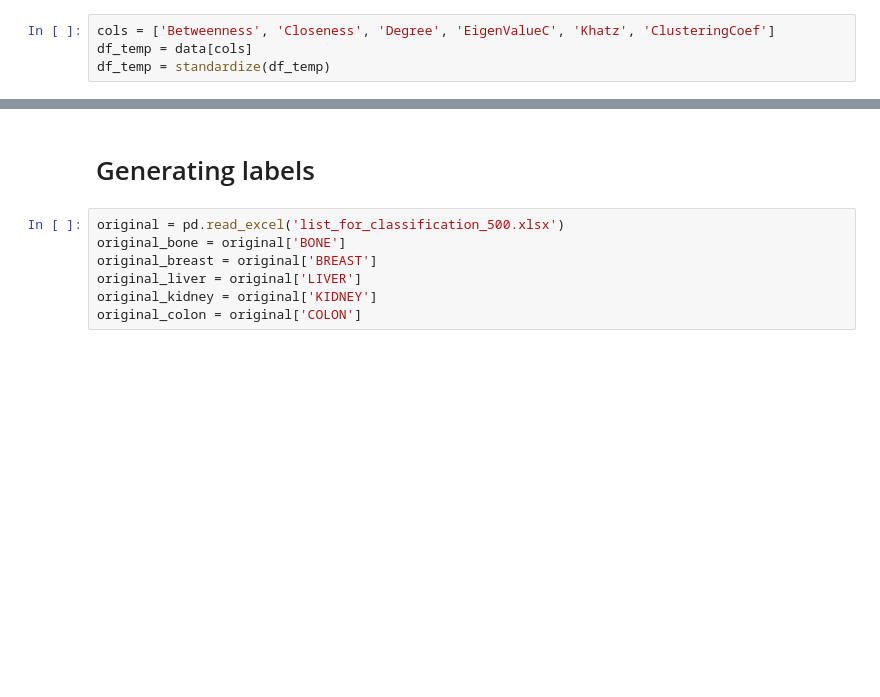
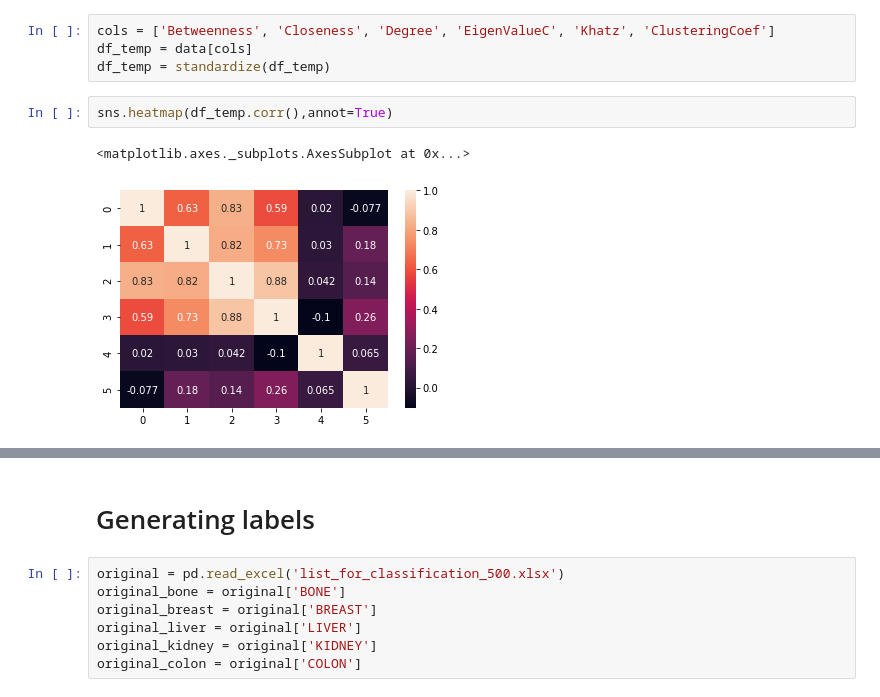
Before and after one commit to arkaprabha10/Cancer-PPIN-Analysis, a Jupyter notebook: Implementation/pca.ipynb, the cells around one changed output, grey strips where cells are left out. Saved outputs shown, nothing was run; the diff lists cells and outputs as text; blank space fills up the shorter version.

```diff
--- a/Implementation/pca.ipynb
+++ b/Implementation/pca.ipynb
@@ -98,4 +90,9 @@ data
 cols = ['Betweenness', 'Closeness', 'Degree', 'EigenValueC', 'Khatz', 'ClusteringCoef']
 df_temp = data[cols]
 df_temp = standardize(df_temp)
+# %%
+sns.heatmap(df_temp.corr(),annot=True)
+# %% [output]
+<matplotlib.axes._subplots.AxesSubplot at 0x...>
+[figure, added]
 # %%
```
Also changed, not shown: parts of 54 cells of this notebook.
